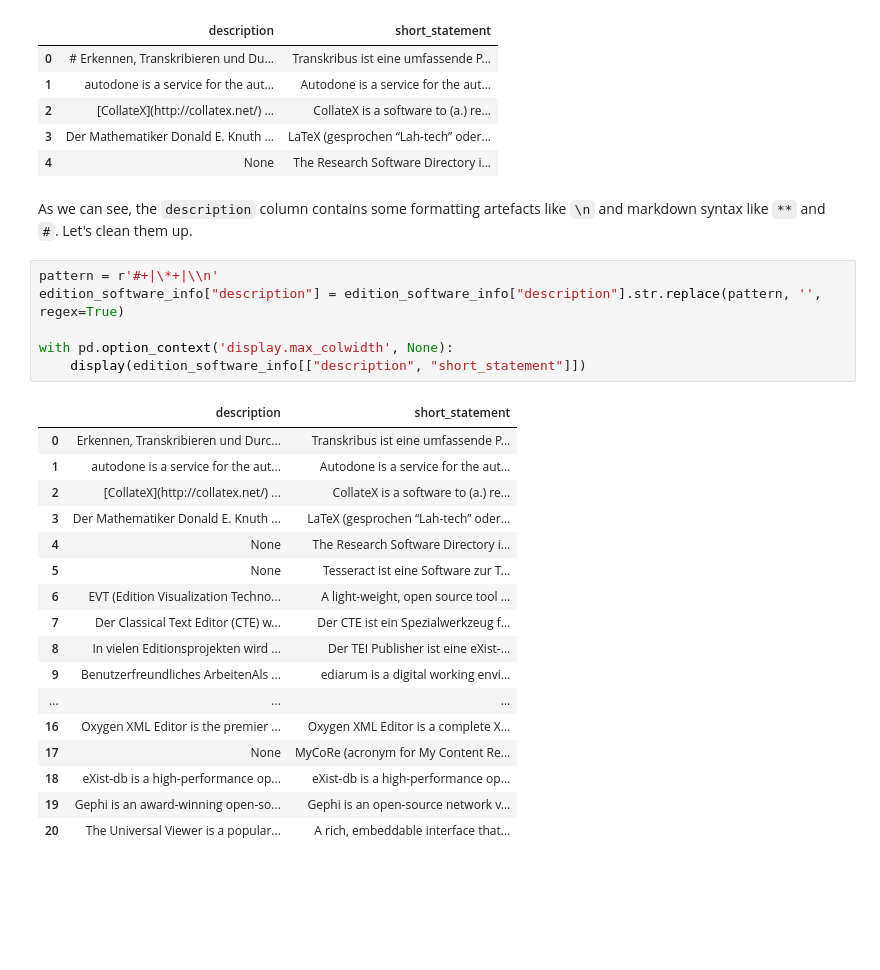
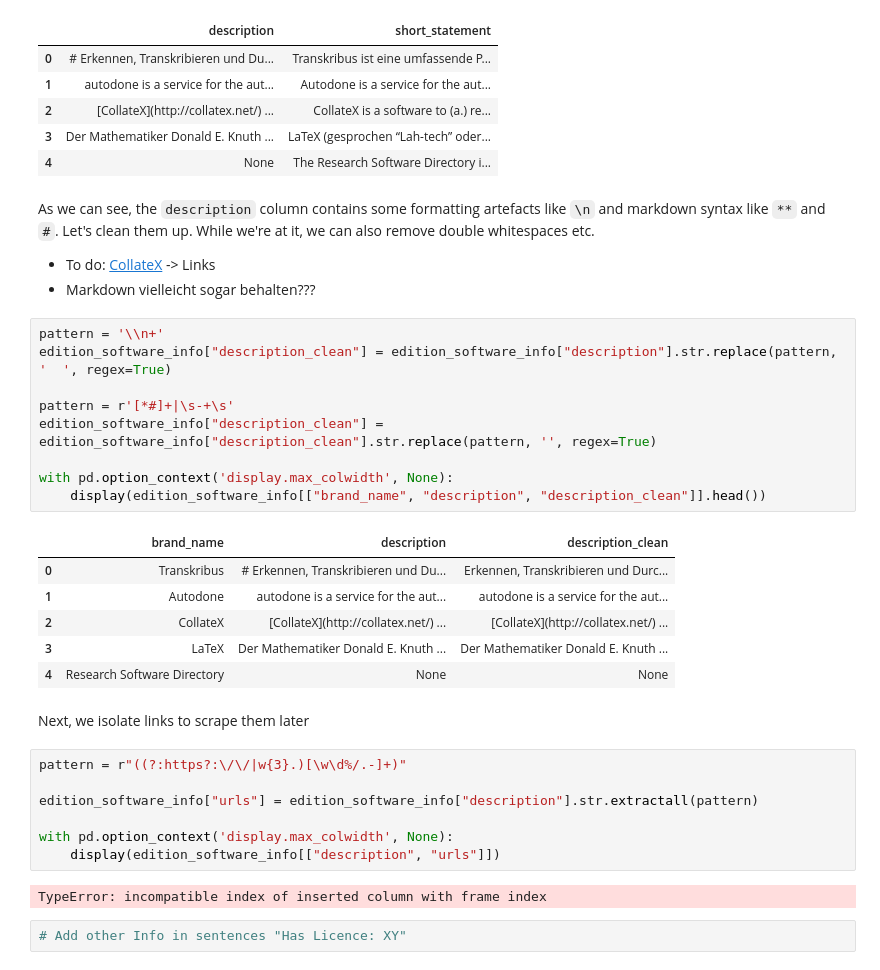
Before and after one commit to andwzn/retrieval-augmented-generation-experiment, a Jupyter notebook: rag_experiment_1.ipynb, the cells around one changed output. Saved outputs shown, nothing was run; the diff lists cells and outputs as text; blank space fills up the shorter version.

Commit message:
extract urls from descriptons

```diff
--- a/rag_experiment_1.ipynb
+++ b/rag_experiment_1.ipynb
@@ -64,27 +66,36 @@ with pd.option_context('display.max_colwidth', None):
 | 4 | None | The Research Software Directory i... |
 # %% [markdown]
 As we can see, the `description` column contains some formatting artefacts like `\n` and markdown syntax like `**` and `#`. Let's clean them up.
+While we're at it, we can also remove double whitespaces etc.
+
+- To do: [CollateX](http://collatex.net/) -> Links
+- Markdown vielleicht sogar behalten???
+# %%
+pattern = '\\n+'
+edition_software_info["description_clean"] = edition_software_info["description"].str.replace(pattern, '  ', regex=True)
+
+pattern = r'[*#]+|\s-+\s'
+edition_software_info["description_clean"] = edition_software_info["description_clean"].str.replace(pattern, '', regex=True)
+
+with pd.option_context('display.max_colwidth', None):
+    display(edition_software_info[["brand_name", "description", "description_clean"]].head())
+# %% [output]
+|  | brand_name | description | description_clean |
+| 0 | Transkribus | # Erkennen, Transkribieren und Du... | Erkennen, Transkribieren und Durc... |
+| 1 | Autodone | autodone is a service for the aut... | autodone is a service for the aut... |
+| 2 | CollateX | [CollateX](http://collatex.net/) ... | [CollateX](http://collatex.net/) ... |
+| 3 | LaTeX | Der Mathematiker Donald E. Knuth ... | Der Mathematiker Donald E. Knuth ... |
+| 4 | Research Software Directory | None | None |
+# %% [markdown]
+Next, we isolate links to scrape them later
 # %%
-pattern = r'#+|\*+|\\n'
-edition_software_info["description"] = edition_software_info["description"].str.replace(pattern, '', regex=True)
+pattern = r"((?:https?:\/\/|w{3}.)[\w\d%/.-]+)"
+
+edition_software_info["urls"] = edition_software_info["description"].str.extractall(pattern)
 
 with pd.option_context('display.max_colwidth', None):
-    display(edition_software_info[["description", "short_statement"]])
+    display(edition_software_info[["description", "urls"]])
 # %% [output]
-|  | description | short_statement |
-| 0 | Erkennen, Transkribieren und Durc... | Transkribus ist eine umfassende P... |
-| 1 | autodone is a service for the aut... | Autodone is a service for the aut... |
-| 2 | [CollateX](http://collatex.net/) ... | CollateX is a software to (a.) re... |
-| 3 | Der Mathematiker Donald E. Knuth ... | LaTeX (gesprochen “Lah-tech” oder... |
-| 4 | None | The Research Software Directory i... |
-| 5 | None | Tesseract ist eine Software zur T... |
-| 6 | EVT (Edition Visualization Techno... | A light-weight, open source tool ... |
-| 7 | Der Classical Text Editor (CTE) w... | Der CTE ist ein Spezialwerkzeug f... |
-| 8 | In vielen Editionsprojekten wird ... | Der TEI Publisher ist eine eXist-... |
-| 9 | Benutzerfreundliches ArbeitenAls ... | ediarum is a digital working envi... |
-| ... | ... | ... |
-| 16 | Oxygen XML Editor is the premier ... | Oxygen XML Editor is a complete X... |
-| 17 | None | MyCoRe (acronym for My Content Re... |
-| 18 | eXist-db is a high-performance op... | eXist-db is a high-performance op... |
-| 19 | Gephi is an award-winning open-so... | Gephi is an open-source network v... |
-| 20 | The Universal Viewer is a popular... | A rich, embeddable interface that... |
+TypeError: incompatible index of inserted column with frame index
+# %%
+# Add other Info in sentences "Has Licence: XY"
```
Also changed, not shown: parts of 3 cells of this notebook.
